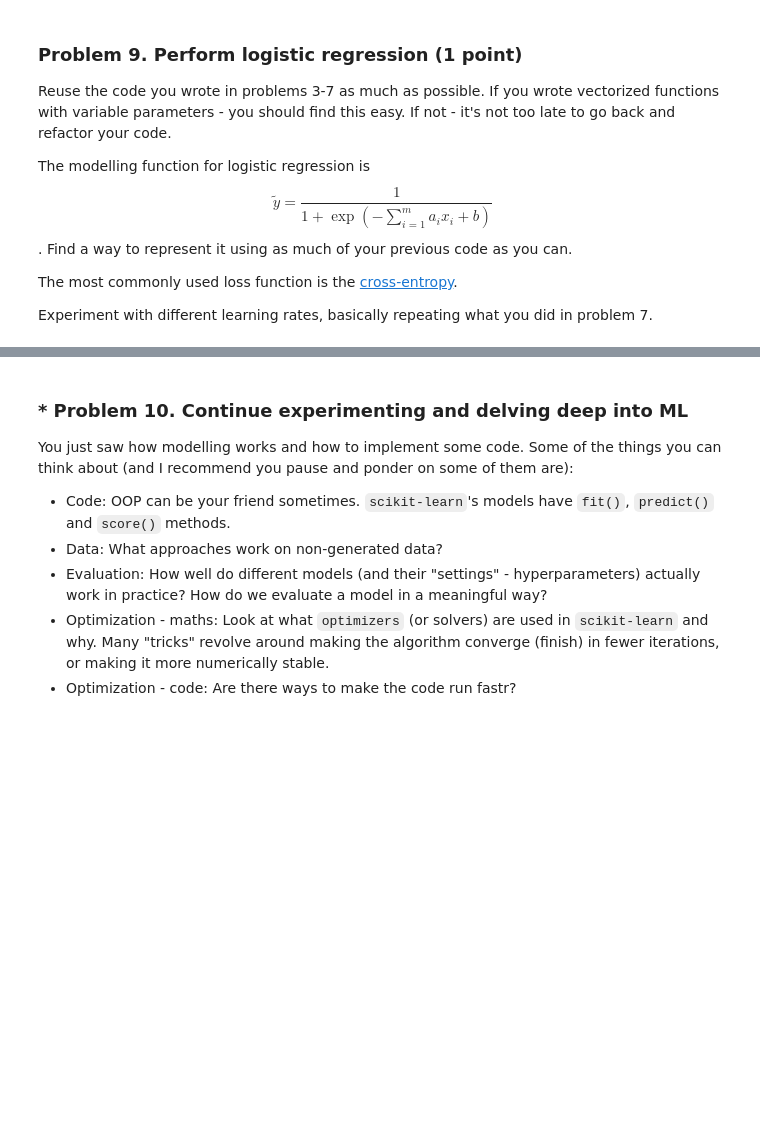
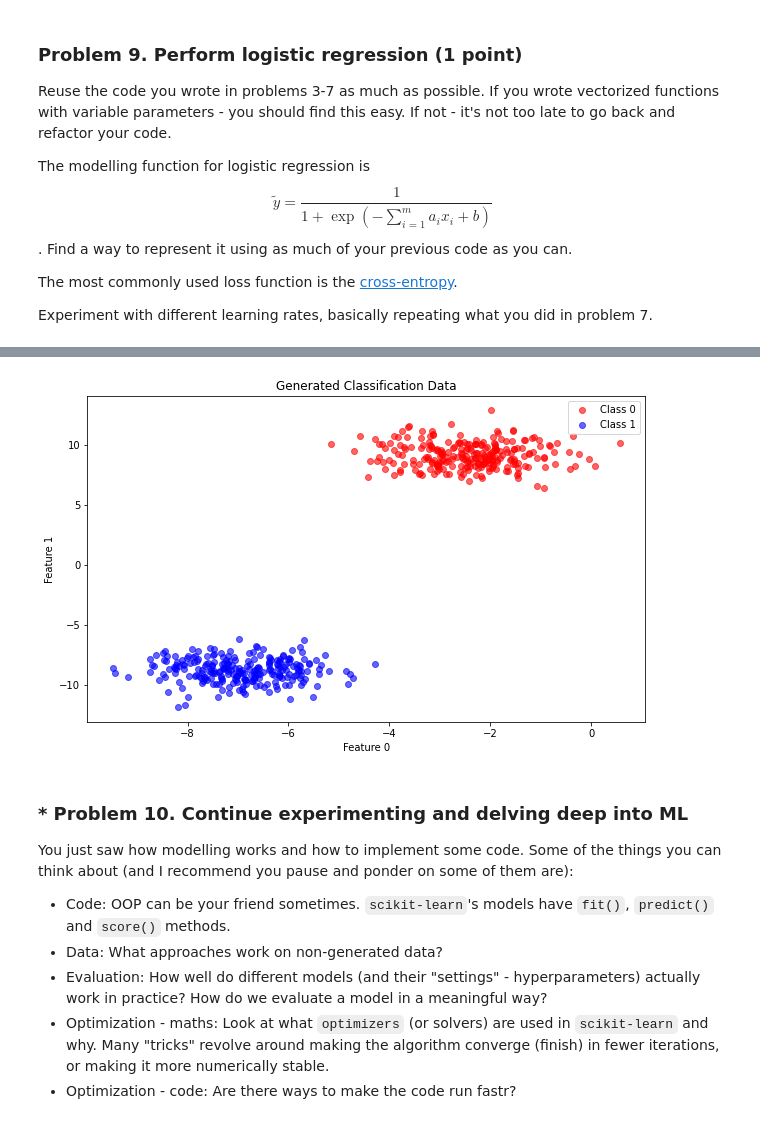
Before and after one commit to GalkaKG/Data-Science, a Jupyter notebook: 06. Regression Models/Regression Models Lab.ipynb, the cells around one changed output, grey strips where cells are left out. Saved outputs shown, nothing was run; the diff lists cells and outputs as text; code cells hidden in the pictures; blank space fills up the shorter version.

```diff
--- a/06. Regression Models/Regression Models Lab.ipynb
+++ b/06. Regression Models/Regression Models Lab.ipynb
@@ -671,3 +713,76 @@ $$ \tilde{y} = \frac{1}{1+\exp{(-\sum_{i=1}^{m}a_i x_i + b)}}$$. Find a way to r
 The most commonly used loss function is the [cross-entropy](https://en.wikipedia.org/wiki/Cross-entropy).
 
 Experiment with different learning rates, basically repeating what you did in problem 7.
+# %%
+import numpy as np
+import pandas as pd
+from sklearn.datasets import make_blobs
+import matplotlib.pyplot as plt
+
+# Define sigmoid function
+def sigmoid(z):
+    return 1 / (1 + np.exp(-z))
+
+# Define cost function for logistic regression
+def compute_cost(X, y, coefficients, intercept):
+    m = len(y)
+    predictions = sigmoid(np.dot(X, coefficients) + intercept)
+    # Clip predictions to avoid log(0) which results in NaN
+    predictions = np.clip(predictions, 1e-10, 1 - 1e-10)
+    cost = - (1 / m) * np.sum(y * np.log(predictions) + (1 - y) * np.log(1 - predictions))
+    return cost
+
+# Define gradient computation for logistic regression
+def compute_gradients(X, y, coefficients, intercept):
+    m = len(y)
+    predictions = sigmoid(np.dot(X, coefficients) + intercept)
+    error = predictions - y.flatten()  # Flatten y to ensure correct shape
+    gradient_coefficients = (1 / m) * np.dot(X.T, error)
+    gradient_intercept = (1 / m) * np.sum(error)
+    return gradient_coefficients, gradient_intercept
+
+# Gradient descent function
+def gradient_descent(X, y, learning_rate, num_iterations, tol):
+    m, n = X.shape
+    coefficients = np.zeros(n)
+    intercept = 0
+    previous_cost = float('inf')
+
+    for i in range(num_iterations):
+        gradient_coefficients, gradient_intercept = compute_gradients(X, y, coefficients, intercept)
+        coefficients -= learning_rate * gradient_coefficients
+        intercept -= learning_rate * gradient_intercept
+
+        # Compute cost for convergence check
+        cost = compute_cost(X, y, coefficients, intercept)
+        if i % 100 == 0:
+            print(f"Iteration {i}: Cost {cost}")
+
+        if abs(previous_cost - cost) < tol:
+            break
+        previous_cost = cost
+
+    return coefficients, intercept
+
+# Generate synthetic data for classification
+X, y = make_blobs(n_samples=500, n_features=5, centers=2, random_state=42)
+y = y.reshape(-1, 1)  # Reshape for consistency in operations
+
+# Perform gradient descent with logistic regression
+learning_rates = [1e-6, 0.001, 0.1, 1]
+for lr in learning_rates:
+    print(f"\nRunning gradient descent with learning rate: {lr}")
+    coefficients, intercept = gradient_descent(X, y, learning_rate=lr, num_iterations=1000, tol=1e-6)
+    print(f"Final Coefficients: {coefficients}")
+    print(f"Final Intercept: {intercept}")
+
+# Plot data for visualization (optional)
+plt.figure(figsize=(10, 6))
+plt.scatter(X[y.flatten() == 0][:, 0], X[y.flatten() == 0][:, 1], c='red', label='Class 0', alpha=0.6)
+plt.scatter(X[y.flatten() == 1][:, 0], X[y.flatten() == 1][:, 1], c='blue', label='Class 1', alpha=0.6)
+plt.xlabel('Feature 0')
+plt.ylabel('Feature 1')
+plt.title('Generated Classification Data')
+plt.legend()
+plt.show()
+# %% [output]
@@ -674,3 +806,4 @@ Experiment with different learning rates, basically repeating what you did in pr
+[figure, added]
 # %% [markdown]
 ### * Problem 10. Continue experimenting and delving deep into ML
 You just saw how modelling works and how to implement some code. Some of the things you can think about (and I recommend you pause and ponder on some of them are):
```
Also changed, not shown: parts of 3 cells of this notebook.
